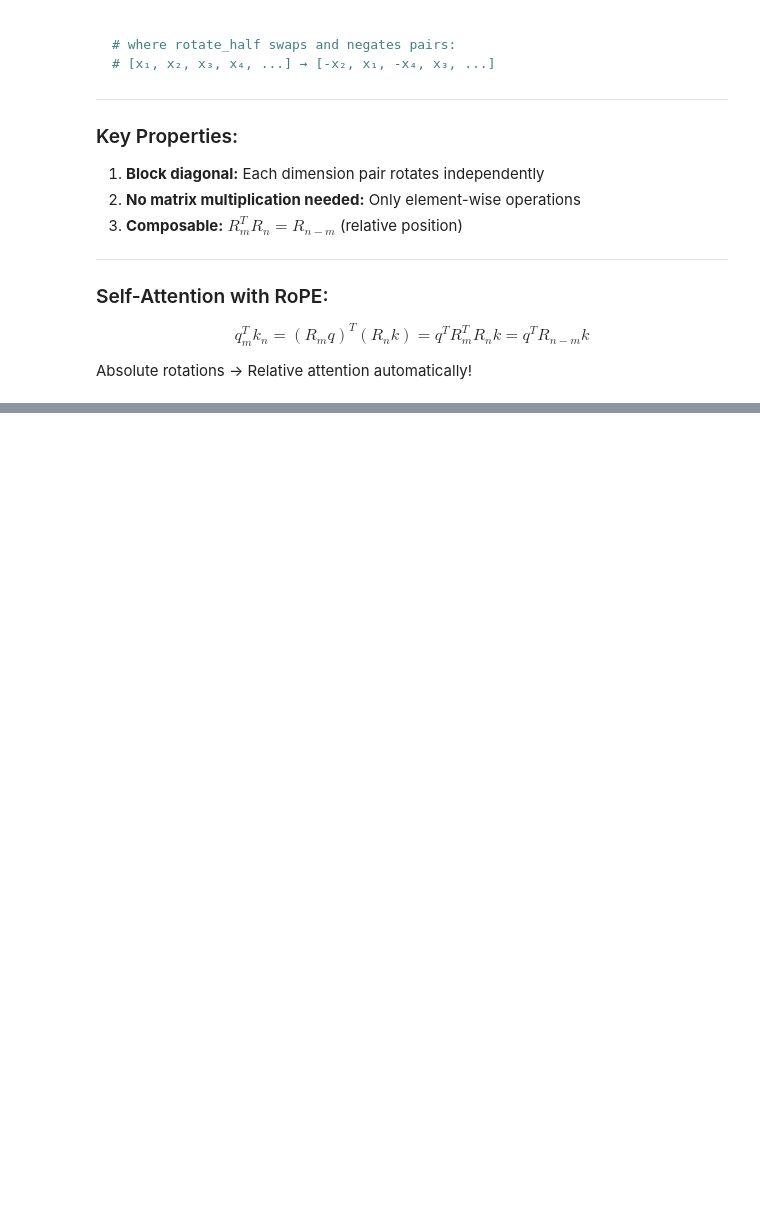
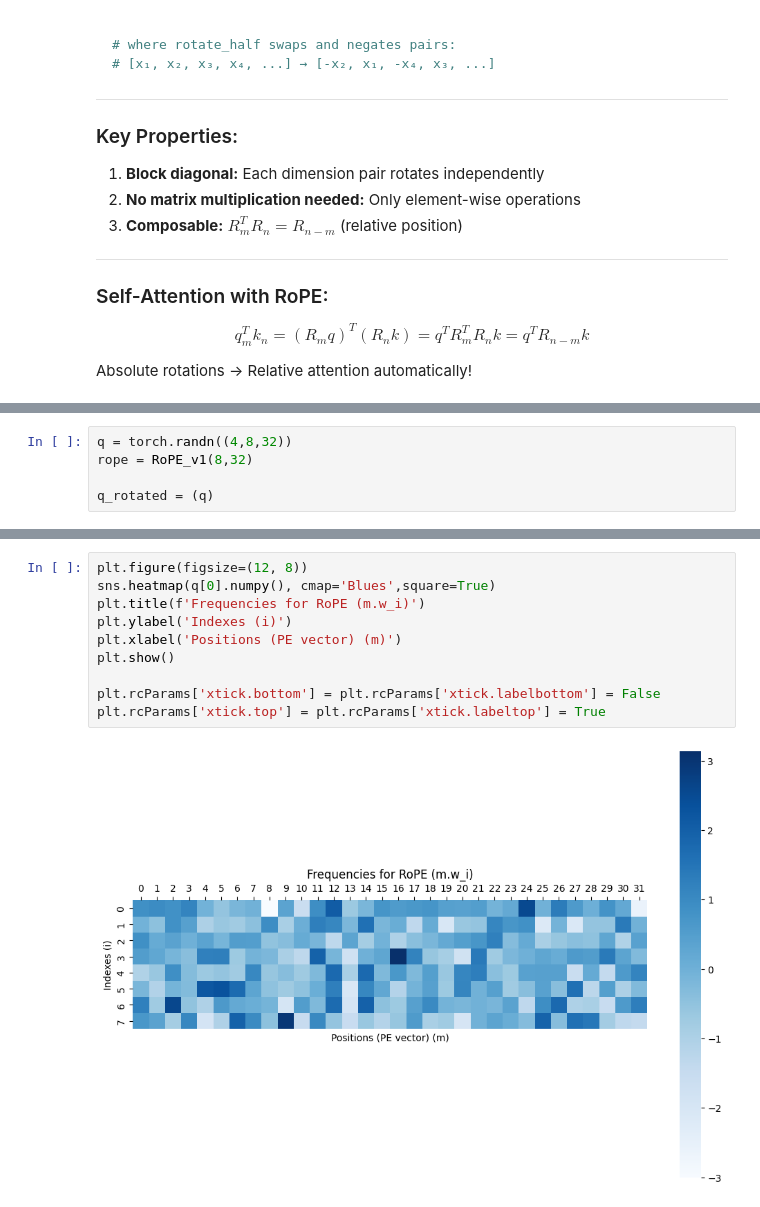
Before and after one commit to samitha278/CoreLlama, a Jupyter notebook: positional_encoding_methods.ipynb, the cells around one changed output, grey strips where cells are left out. Saved outputs shown, nothing was run; the diff lists cells and outputs as text; blank space fills up the shorter version.

```diff
--- a/positional_encoding_methods.ipynb
+++ b/positional_encoding_methods.ipynb
@@ -785,0 +828,5 @@ Absolute rotations → Relative attention automatically!
+# %%
+q = torch.randn((4,8,32))
+rope = RoPE_v1(8,32)
+
+q_rotated = (q)
@@ -785,0 +863,12 @@ Absolute rotations → Relative attention automatically!
+# %%
+plt.figure(figsize=(12, 8))
+sns.heatmap(q[0].numpy(), cmap='Blues',square=True)
+plt.title(f'Frequencies for RoPE (m.w_i)')
+plt.ylabel('Indexes (i)')
+plt.xlabel('Positions (PE vector) (m)')
+plt.show()
+
+plt.rcParams['xtick.bottom'] = plt.rcParams['xtick.labelbottom'] = False
+plt.rcParams['xtick.top'] = plt.rcParams['xtick.labeltop'] = True
+# %% [output]
+[figure, added]
```
Also changed, not shown: parts of 4 cells of this notebook.
